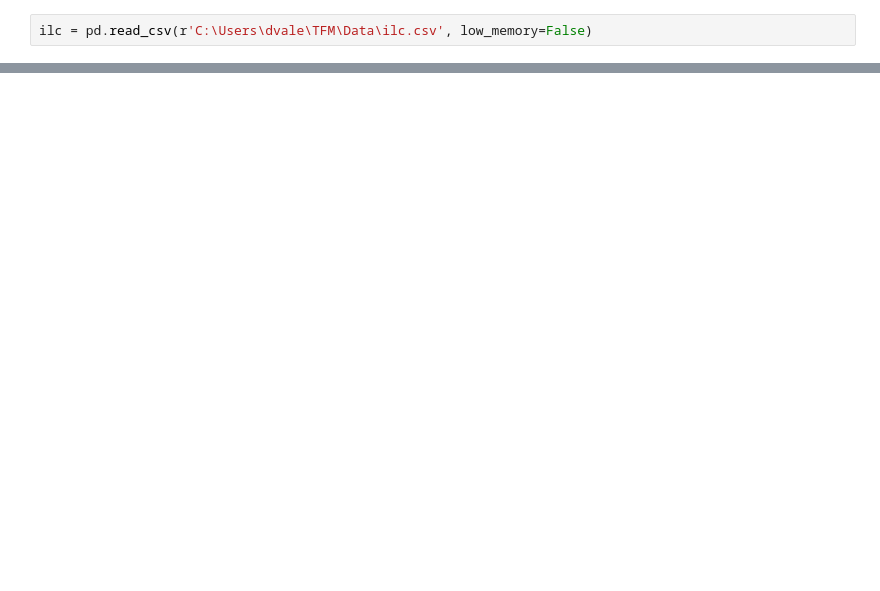
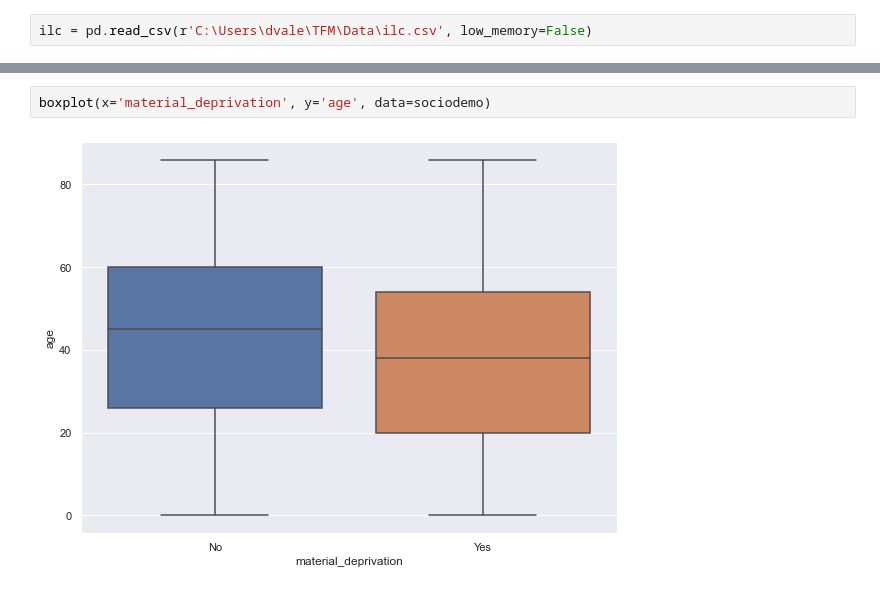
Before and after one commit to davidvalerosancho/Multidimensional-Poverty-Predictor, a Jupyter notebook: EDA_trials/sociodemographic_variables.ipynb, the cells around one changed output, grey strips where cells are left out. Drawn from its saved outputs; the diff is of its cells as text; blank space fills up the shorter version.

```diff
--- a/EDA_trials/sociodemographic_variables.ipynb
+++ b/EDA_trials/sociodemographic_variables.ipynb
@@ -40,0 +55,4 @@ ilc = ilc.drop(irrelevant_columns, axis=1)
+# %%
+boxplot(x='material_deprivation', y='age', data=sociodemo)
+# %% [output]
+[figure, added]
```
Also changed, not shown: parts of 96 cells of this notebook, 3 other files.
